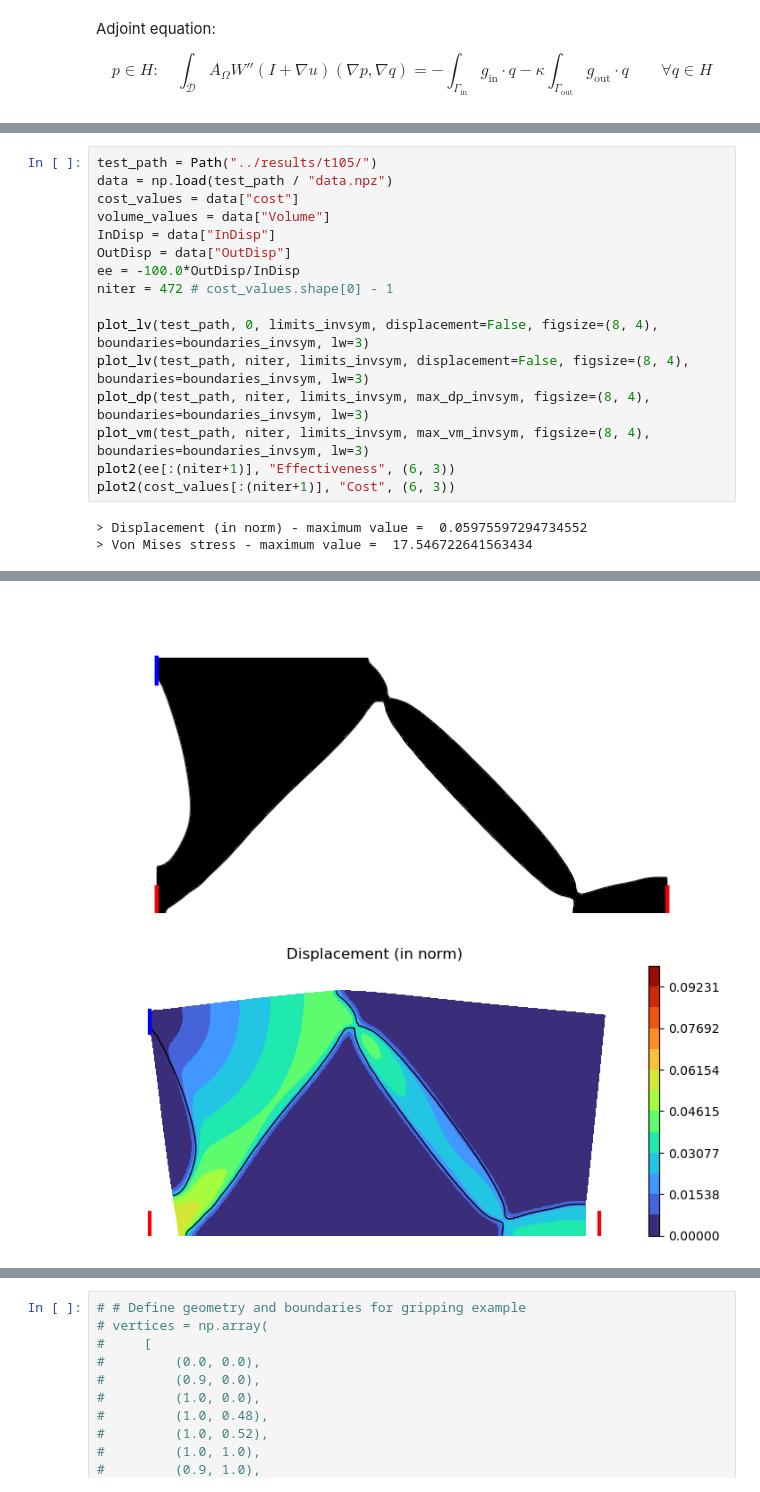
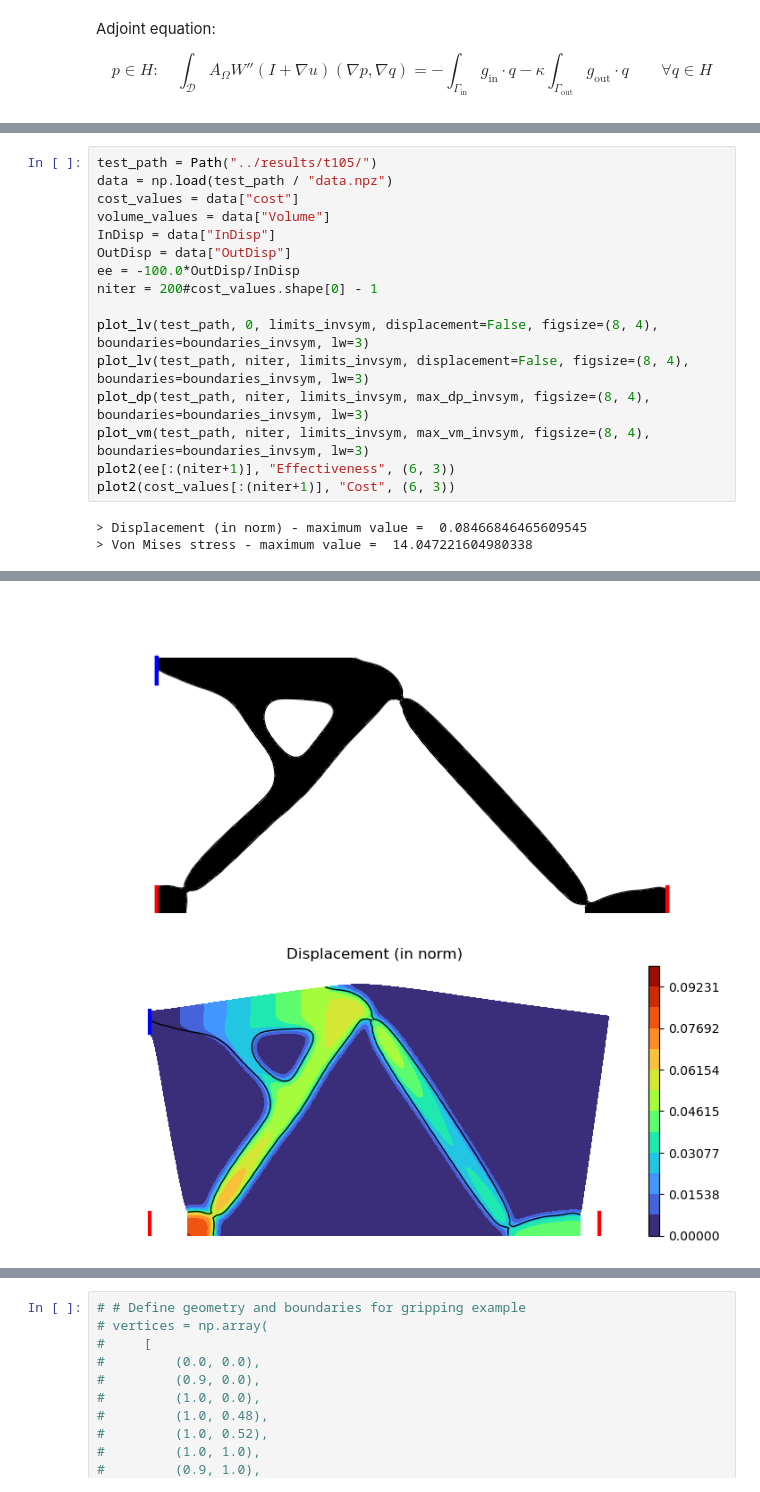
Before and after one commit to PhiFEM/phiFEM_FormOpt, a Jupyter notebook: code/Elasticity.ipynb, the cells around one changed output, grey strips where cells are left out. Saved outputs shown, nothing was run; the diff lists cells and outputs as text.

```diff
--- a/code/Elasticity.ipynb
+++ b/code/Elasticity.ipynb
@@ -382,22 +506,22 @@ plot2(cost_values[:(niter+1)], "Cost", (6, 3))
 # %%
 test_path = Path("../results/t105/")
 data = np.load(test_path / "data.npz")
 cost_values = data["cost"]
 volume_values = data["Volume"]
 InDisp = data["InDisp"]
 OutDisp = data["OutDisp"]
 ee = -100.0*OutDisp/InDisp
-niter = 472 # cost_values.shape[0] - 1
+niter = 200#cost_values.shape[0] - 1
 
 plot_lv(test_path, 0, limits_invsym, displacement=False, figsize=(8, 4), boundaries=boundaries_invsym, lw=3)
 plot_lv(test_path, niter, limits_invsym, displacement=False, figsize=(8, 4), boundaries=boundaries_invsym, lw=3)
 plot_dp(test_path, niter, limits_invsym, max_dp_invsym, figsize=(8, 4), boundaries=boundaries_invsym, lw=3)
 plot_vm(test_path, niter, limits_invsym, max_vm_invsym, figsize=(8, 4), boundaries=boundaries_invsym, lw=3)
 plot2(ee[:(niter+1)], "Effectiveness", (6, 3))
 plot2(cost_values[:(niter+1)], "Cost", (6, 3))
 # %% [output]
-> Displacement (in norm) - maximum value =  0.05975597294734552
-> Von Mises stress - maximum value =  17.546722641563434
+> Displacement (in norm) - maximum value =  0.08466846465609545
+> Von Mises stress - maximum value =  14.047221604980338
 [figure]
-[figure, old version]
+[figure, new version]
-[figure, old version]
+[figure, new version]
```
Also changed, not shown: parts of 17 cells of this notebook, 8 other files.
